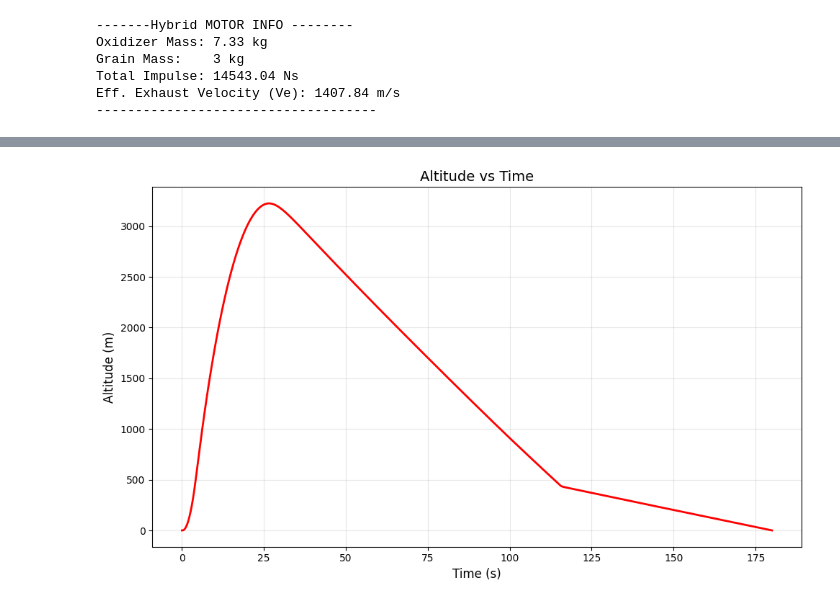
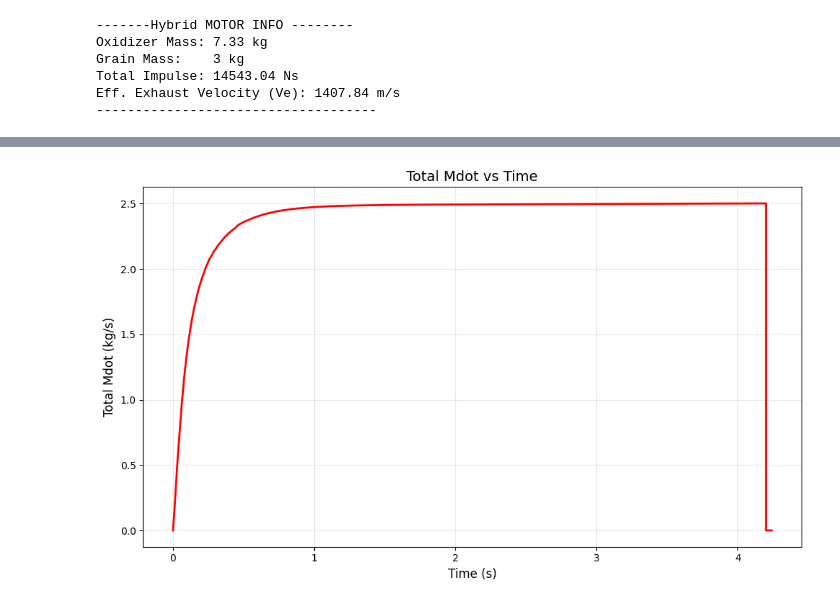
Before and after one commit to egujito/flight-forge, a Jupyter notebook: example.ipynb, the cells around one changed output, grey strips where cells are left out. Saved outputs shown, nothing was run; the diff lists cells and outputs as text; code cells hidden in the pictures.

```diff
--- a/example.ipynb
+++ b/example.ipynb
@@ -63,4 +71,4 @@ sim.results.m()
-# %%
-sim.results.z()
-# %% [output]
-[figure, removed]
+# %%
+sim.results.total_mdot()
+# %% [output]
+[figure, added]
```
Also changed, not shown: parts of 9 cells of this notebook, 6 other files.
